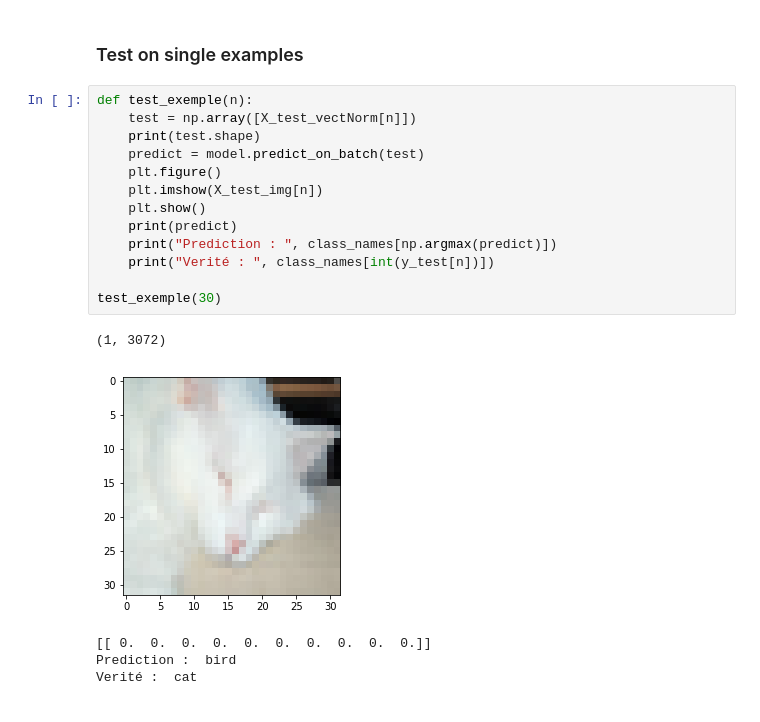
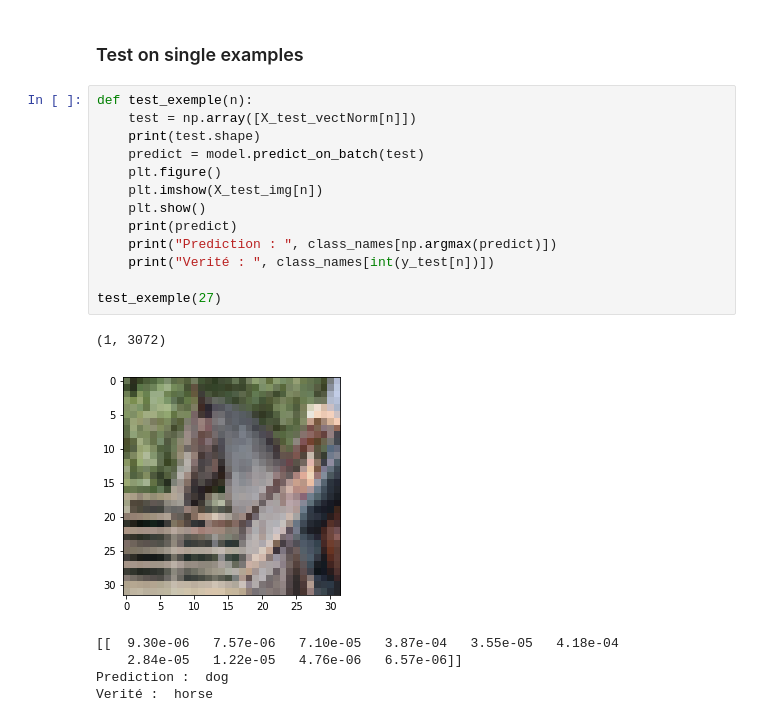
Before and after one commit to gregoiredgt/Mini_projet, a Jupyter notebook: cifar10_notebook.ipynb, the cells around one changed output. Drawn from its saved outputs; the diff is of its cells as text.

```diff
--- a/cifar10_notebook.ipynb
+++ b/cifar10_notebook.ipynb
@@ -399,19 +400,20 @@ Normalized confusion matrix
 # %%
 def test_exemple(n):
     test = np.array([X_test_vectNorm[n]])
     print(test.shape)
     predict = model.predict_on_batch(test)
     plt.figure()
     plt.imshow(X_test_img[n])
     plt.show()
     print(predict)
     print("Prediction : ", class_names[np.argmax(predict)])
     print("Verité : ", class_names[int(y_test[n])])
 
-test_exemple(30)
+test_exemple(27)
 # %% [output]
 (1, 3072)
-[figure, old version]
+[figure, new version]
-[[ 0.  0.  0.  0.  0.  0.  0.  0.  0.  0.]]
-Prediction :  bird
-Verité :  cat
+[[  9.30e-06   7.57e-06   7.10e-05   3.87e-04   3.55e-05   4.18e-04
+    2.84e-05   1.22e-05   4.76e-06   6.57e-06]]
+Prediction :  dog
+Verité :  horse
```
Also changed, not shown: parts of 13 cells of this notebook.
